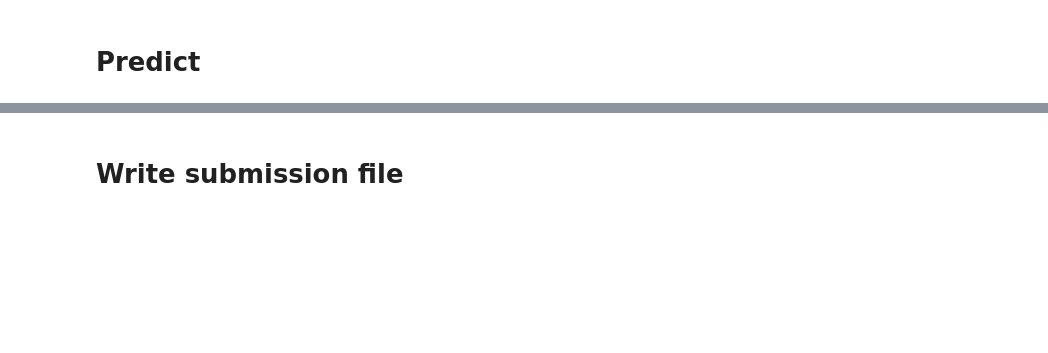
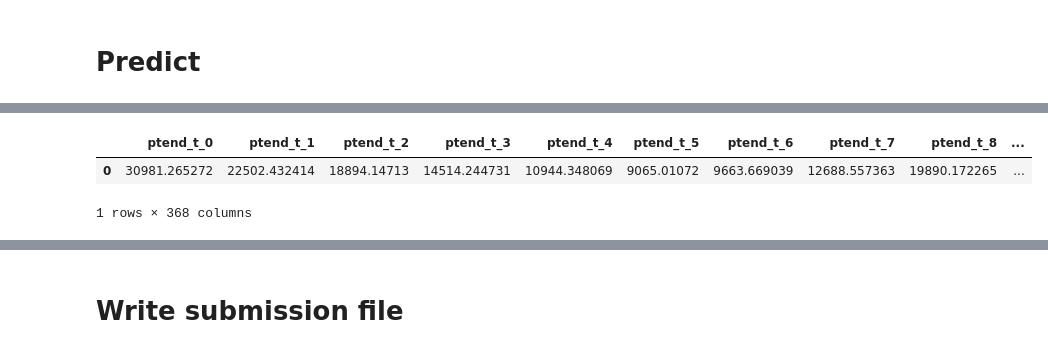
Before and after one commit to szethh/leap, a Jupyter notebook: eda.ipynb, the cells around one changed output, grey strips where cells are left out. Saved outputs shown, nothing was run; the diff lists cells and outputs as text; code cells hidden in the pictures; blank space fills up the shorter version.

```diff
--- a/eda.ipynb
+++ b/eda.ipynb
@@ -287,0 +316,7 @@ test_preds = pd.DataFrame(test_preds, columns=filtered_target_cols)
+# %%
+ss = pd.read_csv("/kaggle/input/leap-atmospheric-physics-ai-climsim/sample_submission.csv", nrows=1).drop(['sample_id'], axis=1)
+ss
+# %% [output]
+|  | ptend_t_0 | ptend_t_1 | ptend_t_2 | ptend_t_3 | ptend_t_4 | ptend_t_5 | ptend_t_6 | ptend_t_7 | ptend_t_8 | ... |
+| 0 | 30981.265272 | 22502.432414 | 18894.14713 | 14514.244731 | 10944.348069 | 9065.01072 | 9663.669039 | 12688.557363 | 19890.172265 | ... |
+1 rows × 368 columns
```
Also changed, not shown: parts of 21 cells of this notebook.
